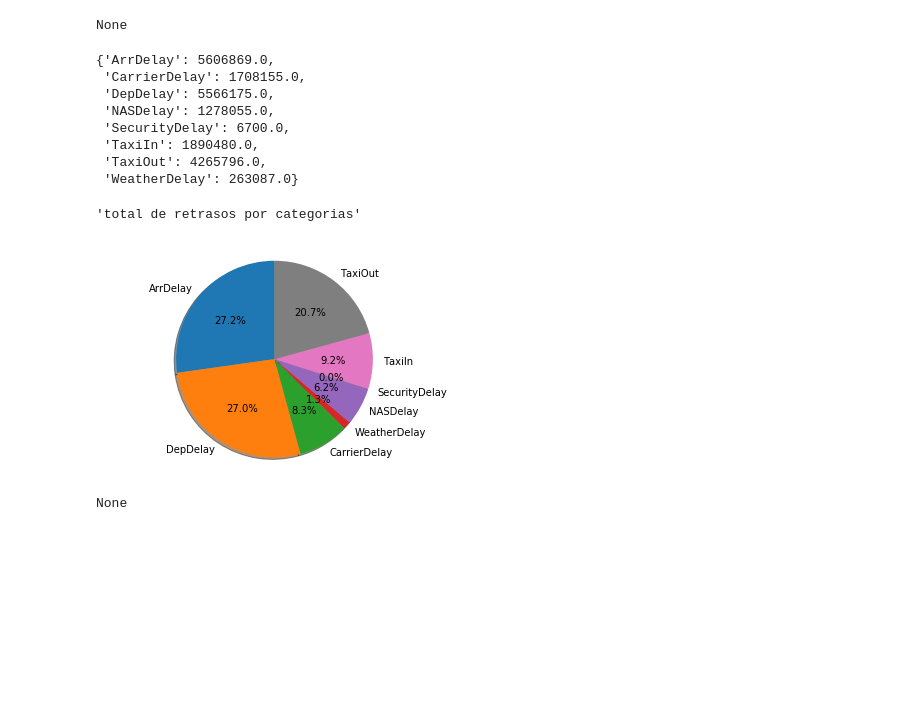
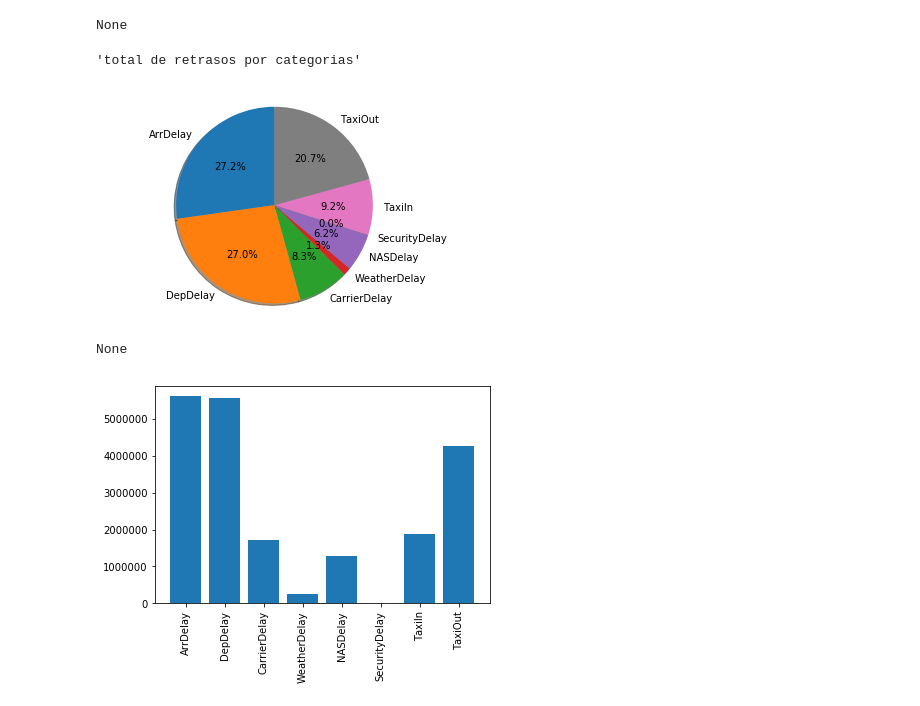
Before and after one commit to tuffk/computo-cognitivo, a Jupyter notebook: Eva 2/eva2 analisis.ipynb, the cells around one changed output. Drawn from its saved outputs; the diff is of its cells as text; code cells hidden in the pictures; blank space fills up the shorter version.

```diff
--- a/Eva 2/eva2 analisis.ipynb
+++ b/Eva 2/eva2 analisis.ipynb
@@ -434,29 +434,27 @@ None
 # %%
 demsred =dems[['ArrDelay','DepDelay','CarrierDelay','WeatherDelay','NASDelay','SecurityDelay','AirlineID','Origin','Dest','TaxiOut','TaxiIn']]
 demsred2 = dems[['ArrDelay','DepDelay','CarrierDelay','WeatherDelay','NASDelay','SecurityDelay','TaxiOut','TaxiIn']]
 totals = {'ArrDelay': demsred2['ArrDelay'].sum() ,'DepDelay': demsred2['DepDelay'].sum(),'CarrierDelay' : demsred2['CarrierDelay'].sum(),'WeatherDelay': demsred2['WeatherDelay'].sum(),'NASDelay': demsred2['NASDelay'].sum(),'SecurityDelay': demsred2['SecurityDelay'].sum(),'TaxiIn': demsred2['TaxiIn'].sum(),'TaxiOut': demsred2['TaxiOut'].sum()}
-display(totals)
+
 arr =[]
 for key in totals:
     arr.append(str(key))
 sizes =[]
 for zain in arr:
     sizes.append(totals[zain])
 fig1, ax1 = plt.subplots()
 ax1.pie(sizes, labels=arr, autopct='%1.1f%%',
         shadow=True, startangle=90)
 ax1.axis('equal')  # Equal aspect ratio ensures that pie is drawn as a circle.
 display("total de retrasos por categorias")
 display(plt.show())
+
+plt.bar(range(len(totals)),totals.values())
+tups=(tuple(list(totals)))
+plt.xticks(range(len(totals)),tups,rotation='vertical')
+plt.show()
 # %% [output]
-{'ArrDelay': 5606869.0,
- 'CarrierDelay': 1708155.0,
- 'DepDelay': 5566175.0,
- 'NASDelay': 1278055.0,
- 'SecurityDelay': 6700.0,
- 'TaxiIn': 1890480.0,
- 'TaxiOut': 4265796.0,
- 'WeatherDelay': 263087.0}
+'total de retrasos por categorias'
+[figure]
-'total de retrasos por categorias'
+None
-[figure]
-None
+[figure, added]
```
